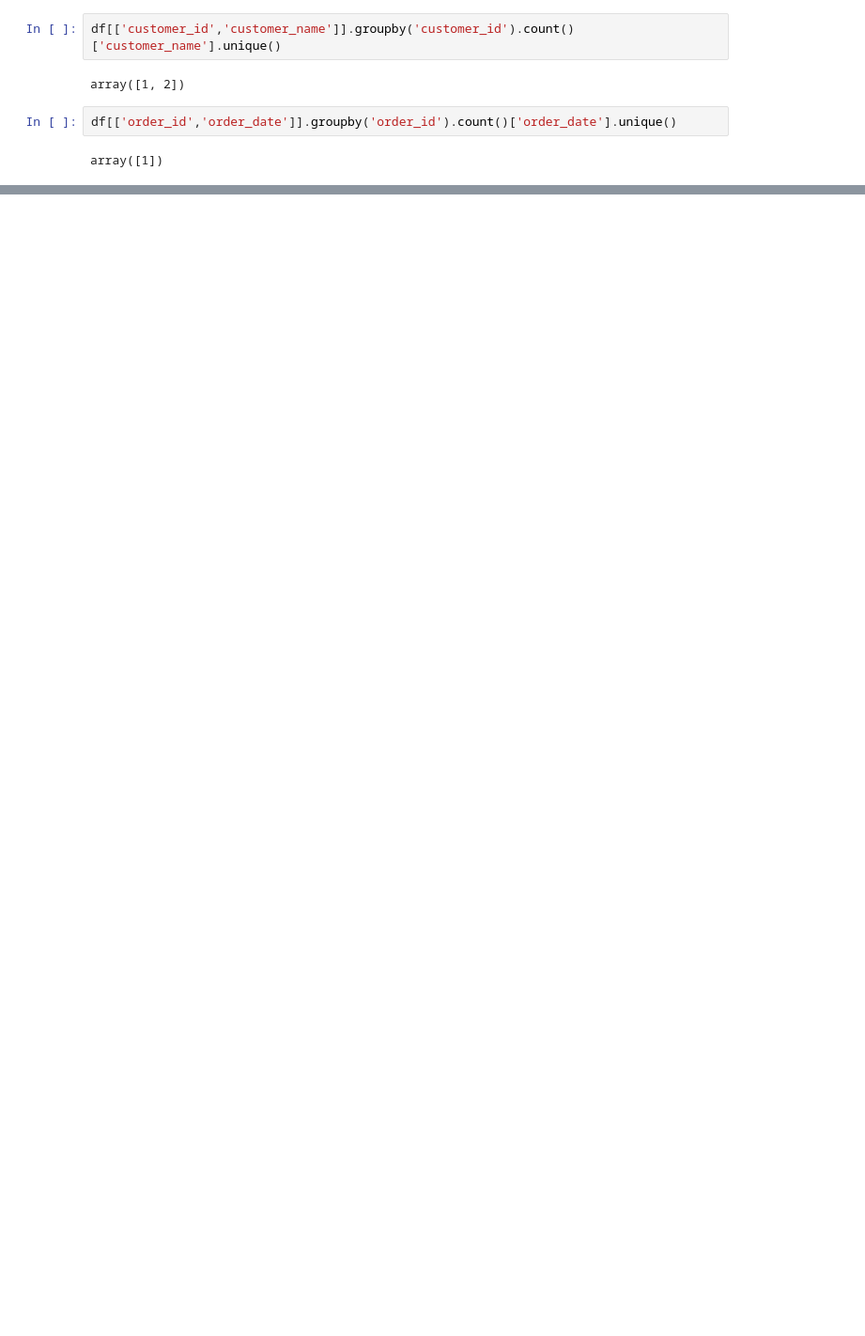
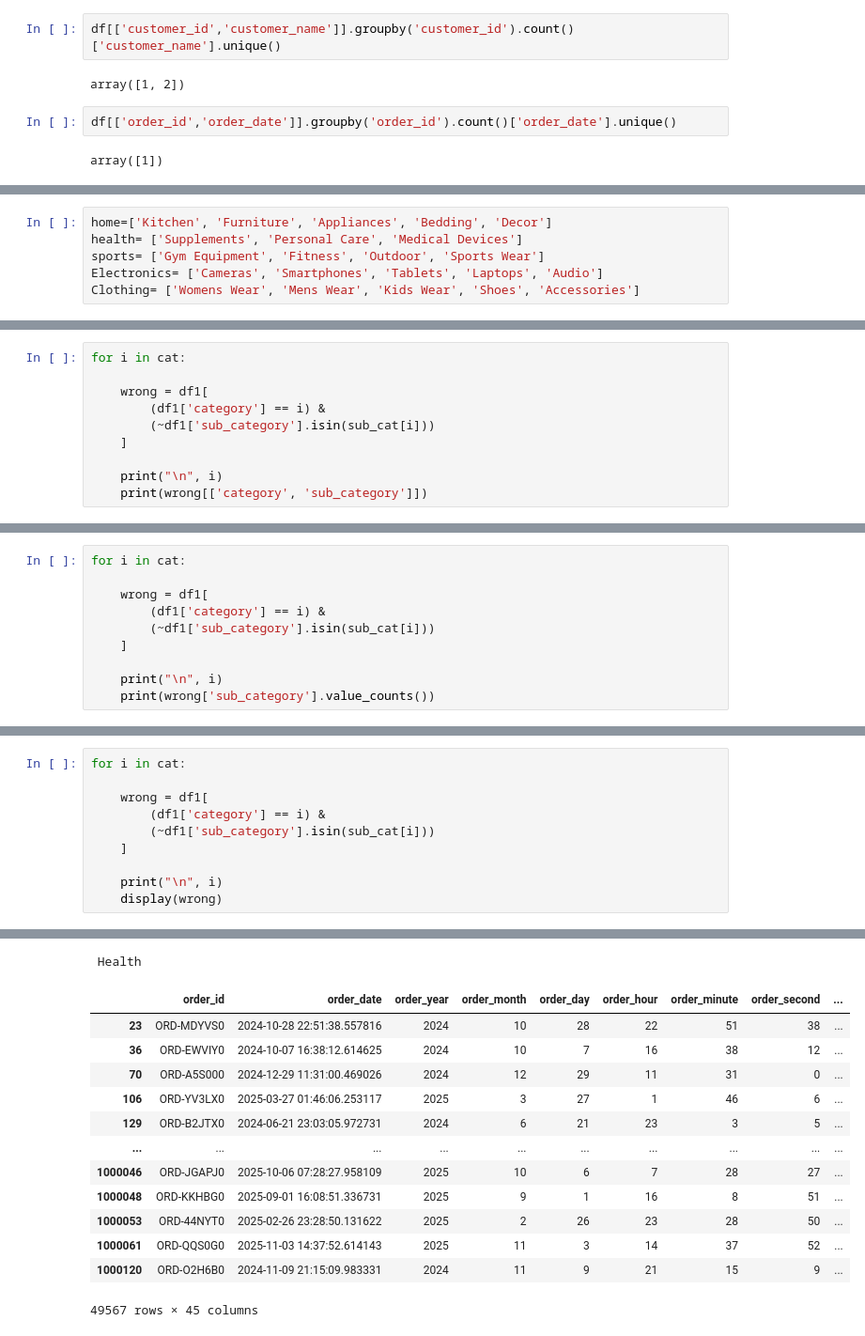
Before and after one commit to tanaymahapatra/E-commerce-Database-Management-and-Inventory-Optimization, a Jupyter notebook: Data_Analysis.ipynb, the cells around one changed output, grey strips where cells are left out. Shown at 94% size. Saved outputs shown, nothing was run; the diff lists cells and outputs as text; blank space fills up the shorter version.

```diff
--- a/Data_Analysis.ipynb
+++ b/Data_Analysis.ipynb
@@ -269,0 +325,6 @@ array([1])
+# %%
+home=['Kitchen', 'Furniture', 'Appliances', 'Bedding', 'Decor']
+health= ['Supplements', 'Personal Care', 'Medical Devices']
+sports= ['Gym Equipment', 'Fitness', 'Outdoor', 'Sports Wear']
+Electronics= ['Cameras', 'Smartphones', 'Tablets', 'Laptops', 'Audio']
+Clothing= ['Womens Wear', 'Mens Wear', 'Kids Wear', 'Shoes', 'Accessories']
@@ -269,0 +431,10 @@ array([1])
+# %%
+for i in cat:
+
+    wrong = df1[
+        (df1['category'] == i) &
+        (~df1['sub_category'].isin(sub_cat[i]))
+    ]
+
+    print("\n", i)
+    print(wrong[['category', 'sub_category']])
@@ -269,0 +459,10 @@ array([1])
+# %%
+for i in cat:
+
+    wrong = df1[
+        (df1['category'] == i) &
+        (~df1['sub_category'].isin(sub_cat[i]))
+    ]
+
+    print("\n", i)
+    print(wrong['sub_category'].value_counts())
@@ -269,0 +490,11 @@ array([1])
+# %%
+for i in cat:
+
+    wrong = df1[
+        (df1['category'] == i) &
+        (~df1['sub_category'].isin(sub_cat[i]))
+    ]
+
+    print("\n", i)
+    display(wrong)
+# %% [output]
@@ -269,0 +504,14 @@ array([1])
+ Health
+|  | order_id | order_date | order_year | order_month | order_day | order_hour | order_minute | order_second | ... |
+| 23 | ORD-MDYVS0 | 2024-10-28 22:51:38.557816 | 2024 | 10 | 28 | 22 | 51 | 38 | ... |
+| 36 | ORD-EWVIY0 | 2024-10-07 16:38:12.614625 | 2024 | 10 | 7 | 16 | 38 | 12 | ... |
+| 70 | ORD-A5S000 | 2024-12-29 11:31:00.469026 | 2024 | 12 | 29 | 11 | 31 | 0 | ... |
+| 106 | ORD-YV3LX0 | 2025-03-27 01:46:06.253117 | 2025 | 3 | 27 | 1 | 46 | 6 | ... |
+| 129 | ORD-B2JTX0 | 2024-06-21 23:03:05.972731 | 2024 | 6 | 21 | 23 | 3 | 5 | ... |
+| ... | ... | ... | ... | ... | ... | ... | ... | ... | ... |
+| 1000046 | ORD-JGAPJ0 | 2025-10-06 07:28:27.958109 | 2025 | 10 | 6 | 7 | 28 | 27 | ... |
+| 1000048 | ORD-KKHBG0 | 2025-09-01 16:08:51.336731 | 2025 | 9 | 1 | 16 | 8 | 51 | ... |
+| 1000053 | ORD-44NYT0 | 2025-02-26 23:28:50.131622 | 2025 | 2 | 26 | 23 | 28 | 50 | ... |
+| 1000061 | ORD-QQS0G0 | 2025-11-03 14:37:52.614143 | 2025 | 11 | 3 | 14 | 37 | 52 | ... |
+| 1000120 | ORD-O2H6B0 | 2024-11-09 21:15:09.983331 | 2024 | 11 | 9 | 21 | 15 | 9 | ... |
+49567 rows × 45 columns
```
Also changed, not shown: parts of 33 cells of this notebook.
